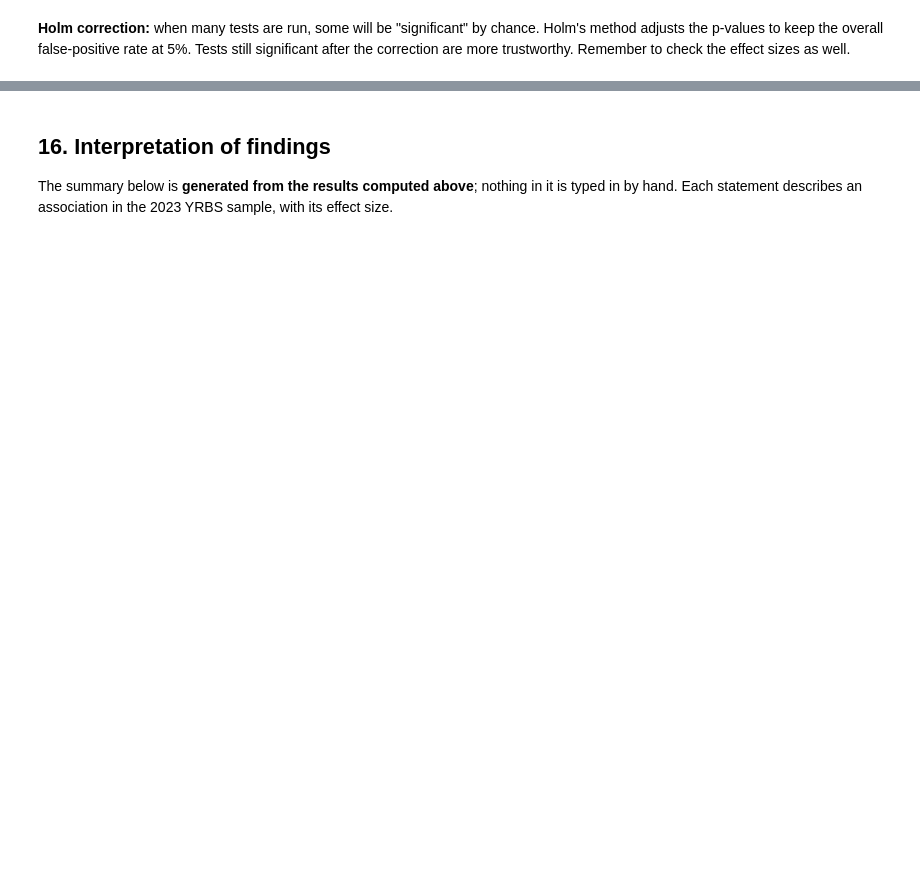
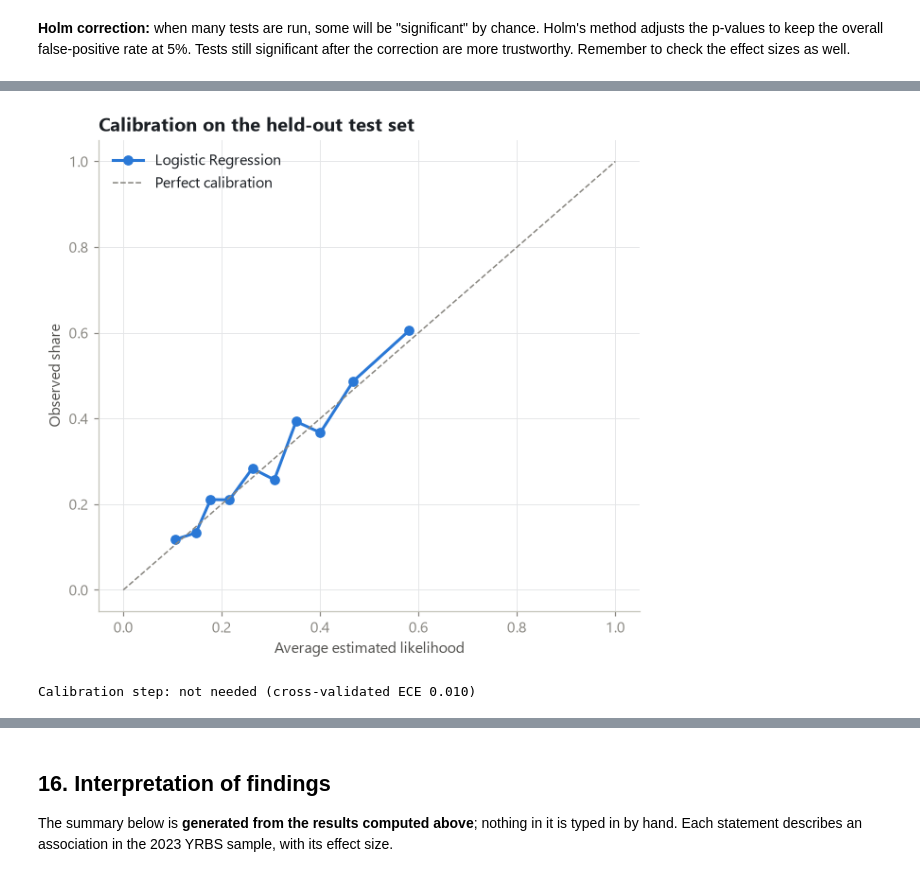
Before and after one commit to dozerboy/social-media-wellbeing-, a Jupyter notebook: notebooks/social_media_mental_wellbeing.ipynb, the cells around one changed output, grey strips where cells are left out. Drawn from its saved outputs; the diff is of its cells as text; code cells hidden in the pictures; blank space fills up the shorter version.

```diff
--- a/notebooks/social_media_mental_wellbeing.ipynb
+++ b/notebooks/social_media_mental_wellbeing.ipynb
@@ -1361,0 +1481,15 @@ plt.show()
+# %%
+cal = selected_metrics["calibration_curve"]
+fig, ax = plt.subplots(figsize=(6, 5.5))
+if cal:
+    ax.plot(cal["mean_predicted"], cal["observed"], marker="o", color=pl.BLUE, linewidth=2, label=meta["model_name"])
+ax.plot([0, 1], [0, 1], linestyle="--", color=pl.MUTED, linewidth=1, label="Perfect calibration")
+ax.set(title="Calibration on the held-out test set", xlabel="Average estimated likelihood", ylabel="Observed share")
+ax.legend(loc="upper left")
+fig.tight_layout()
+pl.save_fig(fig, "11_calibration")
+plt.show()
+print("Calibration step:", meta["calibration"]["method"], f"(cross-validated ECE {meta['calibration']['cv_ece']:.3f})")
+# %% [output]
+[figure, added]
+Calibration step: not needed (cross-validated ECE 0.010)
```
Also changed, not shown: parts of 24 cells of this notebook, 27 other files.
